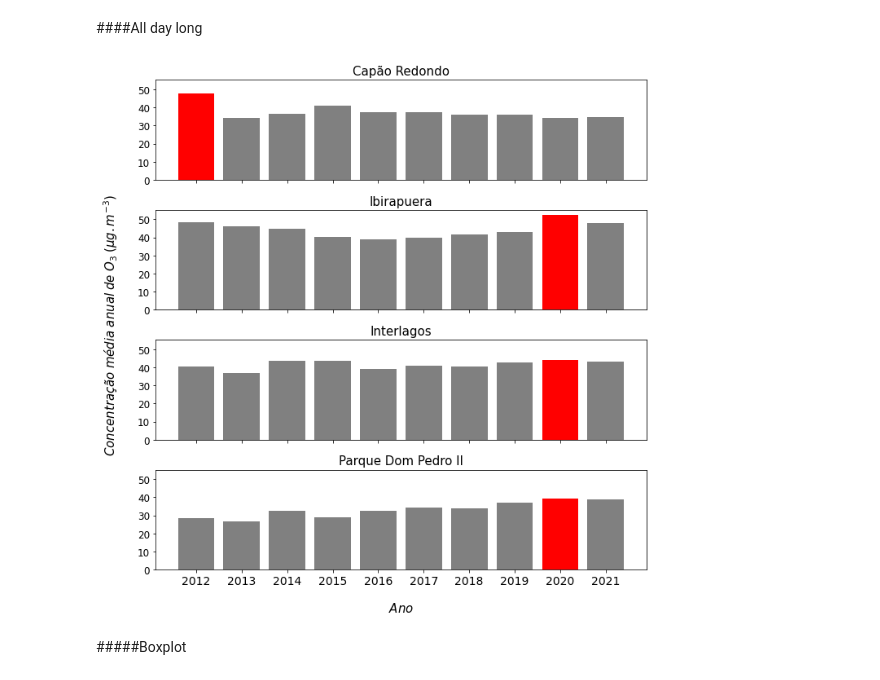
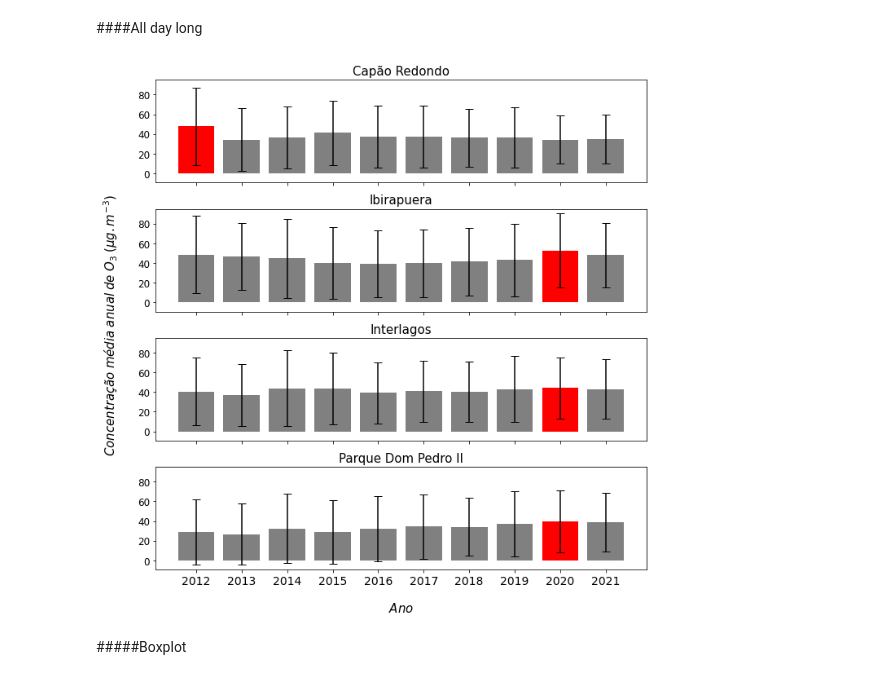
Before and after one commit to antoniogss/air_quality, a Jupyter notebook: graphs_cetesb.ipynb, the cells around one changed output. Saved outputs shown, nothing was run; the diff lists cells and outputs as text; code cells hidden in the pictures.

```diff
--- a/graphs_cetesb.ipynb
+++ b/graphs_cetesb.ipynb
@@ -192,6 +193,10 @@ pq_hour['data_hora'] = pd.to_datetime(df['data_hora'])
 cols = {'O3' : 'mean',
         'NO' : 'mean',
         'NO2' : 'mean'}
+
+cols_2 = {'O3' : 'std',
+          'NO' : 'std',
+          'NO2' : 'std'}
 
 dias_ptbr = {'Sunday':'Domingo',
              'Monday':'Segunda-feira',
@@ -333,6 +389,10 @@ inter_year['ano'] = year_list
 # %% [markdown]
 ###Parque Dom Pedro II
 # %%
+#################
+#      MEAN
+#################
+
 filt = df['estacao'] == 'Parque Dom Pedro II'
 pq_year = df.loc[filt]
 pq_year['data_hora'] = pd.to_datetime(df['data_hora'])
@@ -341,6 +401,19 @@ pq_year = pq_year.resample('A').agg(cols)
 pq_year.reset_index(inplace=True)
 pq_year['ano'] = year_list
 # pd_year.head()
+
+###########################
+#    Standard Deviation
+##########################
+
+filt = df['estacao'] == 'Parque Dom Pedro II'
+std_pq_year = df.loc[filt]
+std_pq_year['data_hora'] = pd.to_datetime(df['data_hora'])
+std_pq_year.set_index('data_hora', inplace = True)
+std_pq_year = std_pq_year.resample('A').agg(cols_2)
+std_pq_year.reset_index(inplace=True)
+std_pq_year['ano'] = year_list
+# std_pq_year.head()
 # %% [markdown]
 #Data Analysis and Graphs
 
@@ -5108,10 +5488,15 @@ fig, (ax1, ax2, ax3, ax4) = plt.subplots(nrows=4,
                                          figsize=(10,10)
                                         )
 
-ax1.bar(x_cp_year, y_cp_year_o3, label='Capão Redondo', color=color_1)
-ax2.bar(x_ib_year, y_ib_year_o3, label='Ibirapuera', color=color_2)
-ax3.bar(x_inter_year, y_inter_year_o3, label='Interlagos', color=color_3)
-ax4.bar(x_pq_year, y_pq_year_o3, label='Parque Dom Pedro II', color=color_4)
+ax1.bar(x_cp_year, y_cp_year_o3, label='Capão Redondo', color=color_1,
+        yerr=std_cp_year['O3'],ecolor='black',capsize=5)
+ax2.bar(x_ib_year, y_ib_year_o3, label='Ibirapuera', color=color_2,
+        yerr=std_ib_year['O3'],ecolor='black',capsize=5)
+ax3.bar(x_inter_year, y_inter_year_o3, label='Interlagos', color=color_3,
+        yerr=std_inter_year['O3'],ecolor='black',capsize=5)
+ax4.bar(x_pq_year, y_pq_year_o3, label='Parque Dom Pedro II', color=color_4,
+        yerr=std_pq_year['O3'],ecolor='black',capsize=5)
+
 
 # ax1.legend()
 ax1.set_title('Capão Redondo',fontsize=15)
@@ -5144,34 +5529,34 @@ plt.tick_params(labelcolor='none',
                 bottom=False,
                 left=False,
                 right=False)
 
 plt.xlabel("\n$Ano$",fontsize=15)
 plt.ylabel("$Concentração\;média\;anual\;de\;O_{3}\;(µg.m^{-3})$\n",fontsize=15)
 
 plt.setp(ax4.get_xticklabels(),
          fontsize=14
         )
 
 plt.setp([ax1.get_yticklabels(),
           ax2.get_yticklabels(),
           ax3.get_yticklabels(),
           ax4.get_yticklabels()],
          fontsize=12
          )
 
 
 plt.tight_layout()
 
 plt.savefig(
               dir + 'o3_media_anual.png',
               transparent = True,
               bbox_inches = 'tight',
               dpi = 500
             )
 
 plt.show()
 # %% [output]
-[figure, old version]
+[figure, new version]
 # %% [markdown]
 #####Boxplot
 # %%
```
Also changed, not shown: parts of 24 cells of this notebook.
